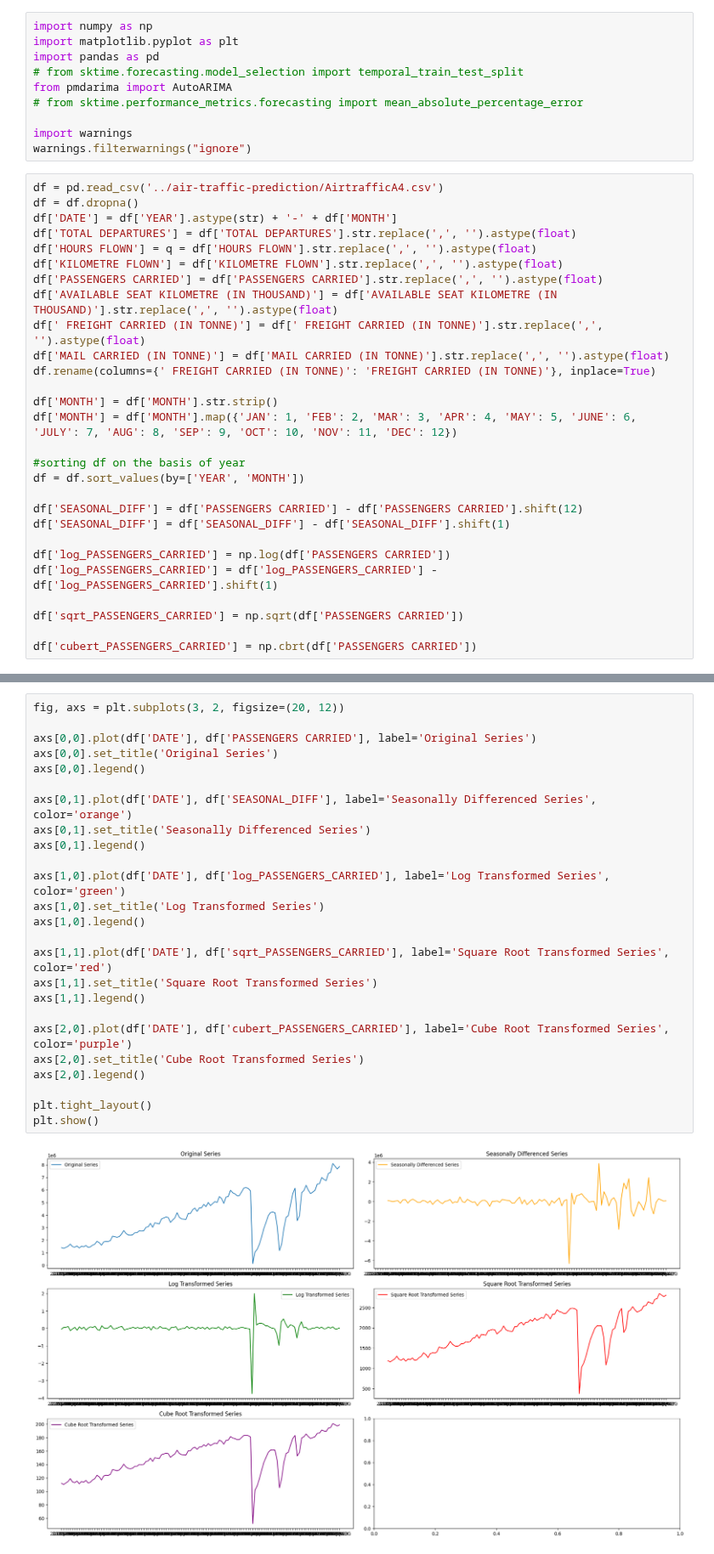
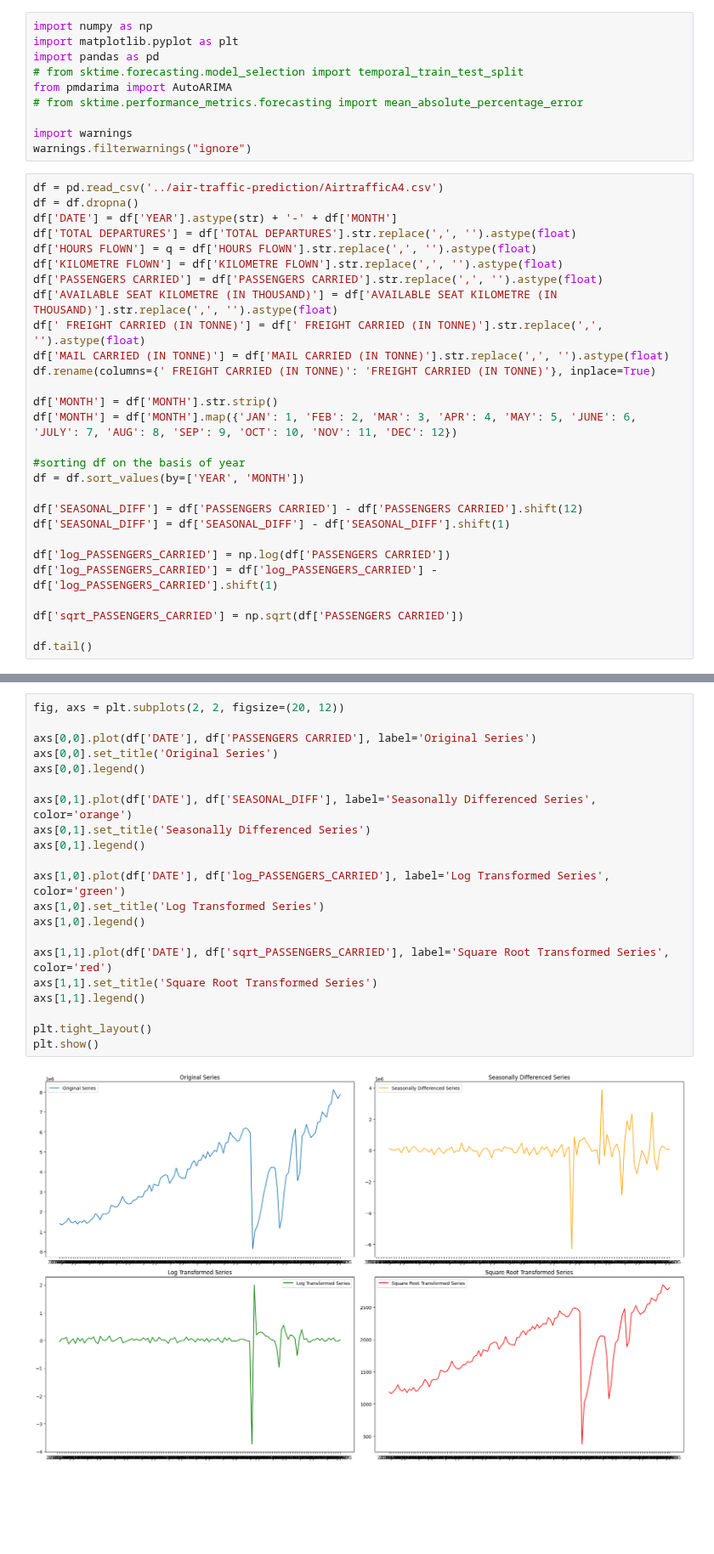
Before and after one commit to abhijain565aj/CS215-Assignment, a Jupyter notebook: A4-23B0903-23B0928-23B1057/code/Q2a.ipynb, the cells around one changed output, grey strips where cells are left out. Shown at 85% size. Saved outputs shown, nothing was run; the diff lists cells and outputs as text; blank space fills up the shorter version.

```diff
--- a/A4-23B0903-23B0928-23B1057/code/Q2a.ipynb
+++ b/A4-23B0903-23B0928-23B1057/code/Q2a.ipynb
@@ -35,4 +35,4 @@ df['log_PASSENGERS_CARRIED'] = df['log_PASSENGERS_CARRIED'] - df['log_PASSENGERS
 
 df['sqrt_PASSENGERS_CARRIED'] = np.sqrt(df['PASSENGERS CARRIED'])
 
-df['cubert_PASSENGERS_CARRIED'] = np.cbrt(df['PASSENGERS CARRIED'])
+df.tail()
@@ -50,30 +56,26 @@ y = df['log_PASSENGERS_CARRIED'].dropna()
 # %%
-fig, axs = plt.subplots(3, 2, figsize=(20, 12))
+fig, axs = plt.subplots(2, 2, figsize=(20, 12))
 
 axs[0,0].plot(df['DATE'], df['PASSENGERS CARRIED'], label='Original Series')
 axs[0,0].set_title('Original Series')
 axs[0,0].legend()
 
 axs[0,1].plot(df['DATE'], df['SEASONAL_DIFF'], label='Seasonally Differenced Series', color='orange')
 axs[0,1].set_title('Seasonally Differenced Series')
 axs[0,1].legend()
 
 axs[1,0].plot(df['DATE'], df['log_PASSENGERS_CARRIED'], label='Log Transformed Series', color='green')
 axs[1,0].set_title('Log Transformed Series')
 axs[1,0].legend()
 
 axs[1,1].plot(df['DATE'], df['sqrt_PASSENGERS_CARRIED'], label='Square Root Transformed Series', color='red')
 axs[1,1].set_title('Square Root Transformed Series')
 axs[1,1].legend()
 
-axs[2,0].plot(df['DATE'], df['cubert_PASSENGERS_CARRIED'], label='Cube Root Transformed Series', color='purple')
-axs[2,0].set_title('Cube Root Transformed Series')
-axs[2,0].legend()
-
 plt.tight_layout()
 plt.show()
 # %% [output]
-[figure, old version]
+[figure, new version]
 # %%
 model.fit(y)
 forecast_steps = 12
```
Also changed, not shown: parts of 4 cells of this notebook.
